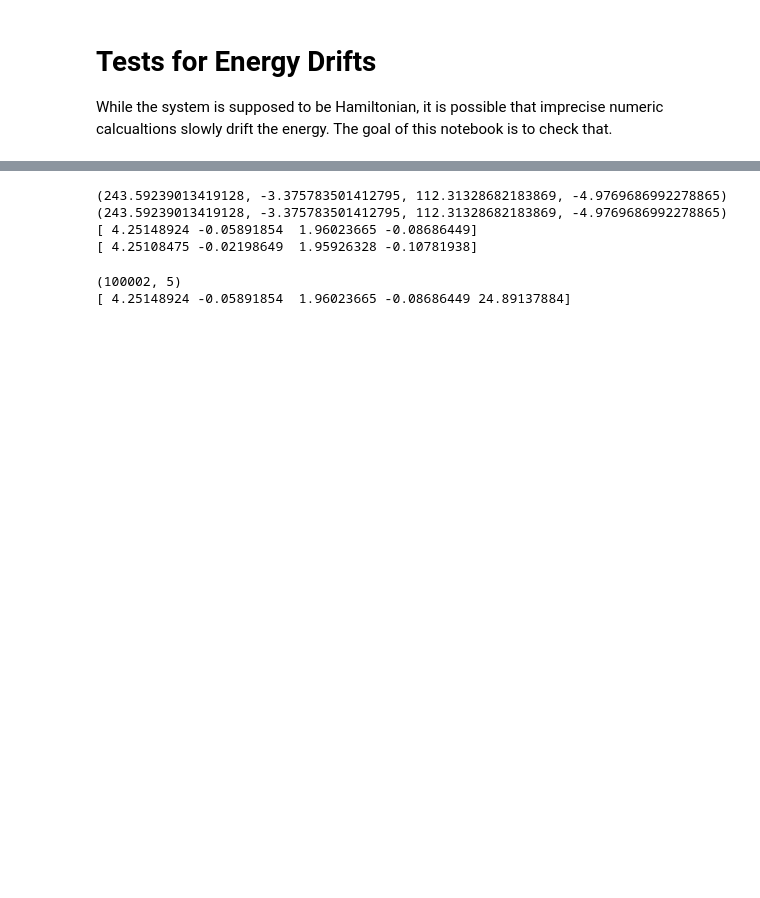
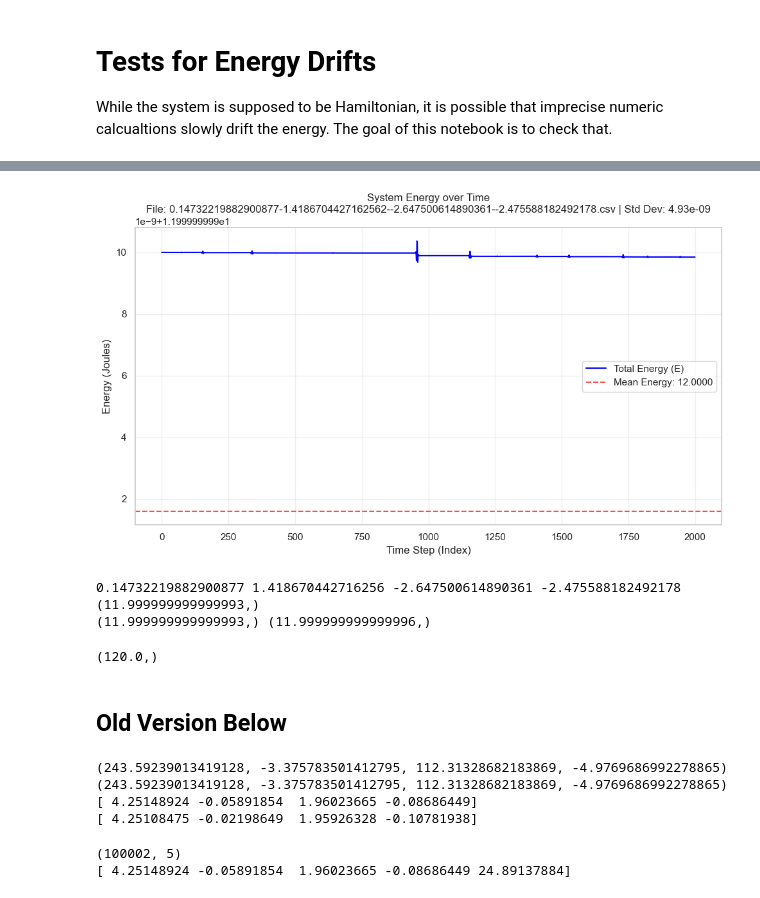
Before and after one commit to alexander-yord/Wasserstein-Emp-Bound, a Jupyter notebook: energy_drift_check.ipynb, the cells around one changed output, grey strips where cells are left out. Drawn from its saved outputs; the diff is of its cells as text; code cells hidden in the pictures; blank space fills up the shorter version.

Commit message:
Corrections to the integration function (it used to convert radians to radians) and the energy calculation function in the energy drift notebook

```diff
--- a/energy_drift_check.ipynb
+++ b/energy_drift_check.ipynb
@@ -5,3 +108,41 @@ While the system is supposed to be Hamiltonian, it is possible that imprecise nu
+# %%
+plt.figure(figsize=(10, 6))
+
+# Plot the Total Energy
+plt.plot(total_energy[:2000], label='Total Energy (E)', color='blue', linewidth=1.5)
+
+# Calculate statistics for the title
+mean_e = np.mean(total_energy)
+std_e = np.std(total_energy)
+
+# Add a reference line for the mean energy
+plt.axhline(mean_e, color='red', linestyle='--', alpha=0.7, label=f'Mean Energy: {mean_e:.4f}')
+
+plt.title(f"System Energy over Time\nFile: {os.path.basename(target_file)} | Std Dev: {std_e:.2e}")
+plt.xlabel("Time Step (Index)")
+plt.ylabel("Energy (Joules)")
+plt.legend()
+plt.grid(True, alpha=0.3)
+
+# Adjust layout and show
+plt.tight_layout()
+plt.show()
+# %% [output]
+[figure, added]
+# %%
+print(th1[0], w1[0], th2[0], w2[0])
+print(verify_energy(th1[0], w1[0], th2[0], w2[0], PendulumParams))
+print(total_energy[0], total_energy[1])
+# %% [output]
+0.14732219882900877 1.418670442716256 -2.647500614890361 -2.475588182492178
+(11.999999999999993,)
+(11.999999999999993,) (11.999999999999996,)
+# %%
+verify_energy(2.5681987432718056, 3.4325476169691083, -2.5155190330955457, 2.4395905438988397, PendulumParams)
+# %% [output]
+(120.0,)
+# %% [markdown]
+## Old Version Below
 # %%
 from double_pendulum_path_gen import *
 
```
Also changed, not shown: parts of 1 cell of this notebook, 2 other files.
